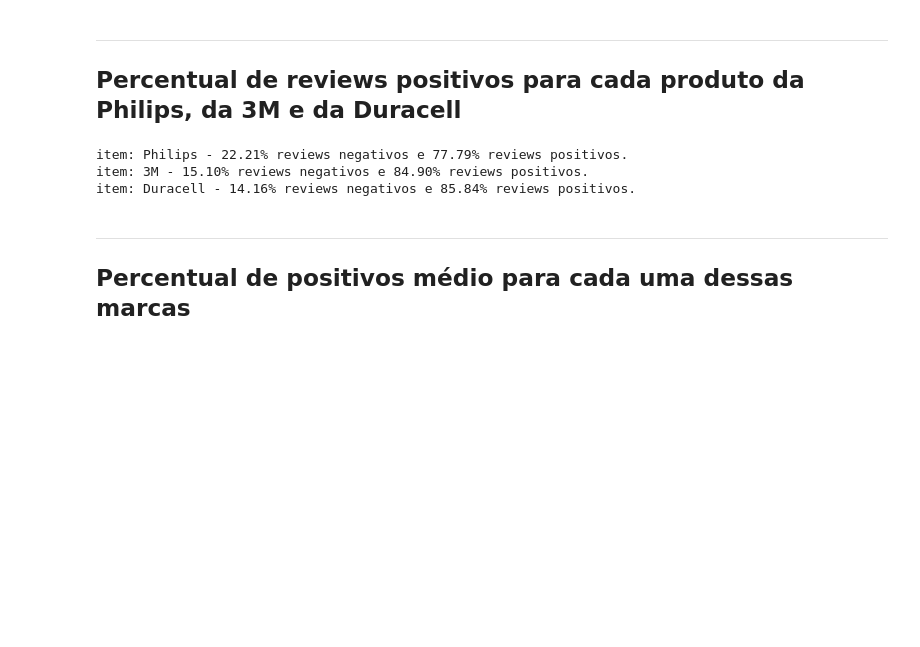
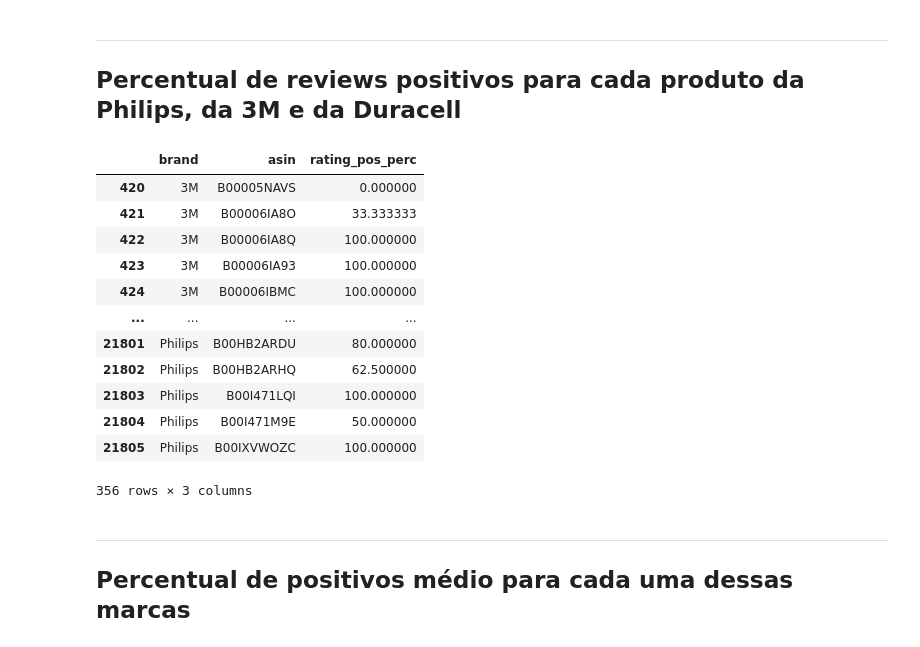
Before and after one commit to dehscardoso/projeto-lets-boti, a Jupyter notebook: amazon_review/amazon_review.ipynb, the cells around one changed output. Cells and saved outputs as stored; diff of their text form; code cells hidden in the pictures; blank space fills up the shorter version.

```diff
--- a/amazon_review/amazon_review.ipynb
+++ b/amazon_review/amazon_review.ipynb
@@ -188,10 +225,20 @@ prod_rev = ['Philips','3M','Duracell']
-# %%
-resultado = lst_pos_neg(prod_rev, products_reviews)
-impressao_relatorio(resultado)
-# %% [output]
-item: Philips - 22.21% reviews negativos e 77.79% reviews positivos.
-item: 3M - 15.10% reviews negativos e 84.90% reviews positivos.
-item: Duracell - 14.16% reviews negativos e 85.84% reviews positivos.
+# %%
+prod_rev = ['Philips','3M','Duracell']
+products_rating[products_rating['brand'].isin(prod_rev)][['brand', 'asin', 'rating_pos_perc']]
+# %% [output]
+|  | brand | asin | rating_pos_perc |
+| 420 | 3M | B00005NAVS | 0.000000 |
+| 421 | 3M | B00006IA8O | 33.333333 |
+| 422 | 3M | B00006IA8Q | 100.000000 |
+| 423 | 3M | B00006IA93 | 100.000000 |
+| 424 | 3M | B00006IBMC | 100.000000 |
+| ... | ... | ... | ... |
+| 21801 | Philips | B00HB2ARDU | 80.000000 |
+| 21802 | Philips | B00HB2ARHQ | 62.500000 |
+| 21803 | Philips | B00I471LQI | 100.000000 |
+| 21804 | Philips | B00I471M9E | 50.000000 |
+| 21805 | Philips | B00IXVWOZC | 100.000000 |
+356 rows × 3 columns
 # %% [markdown]
 ---
 ## Percentual de positivos médio para cada uma dessas marcas
```
Also changed, not shown: parts of 12 cells of this notebook, 5 other files.
